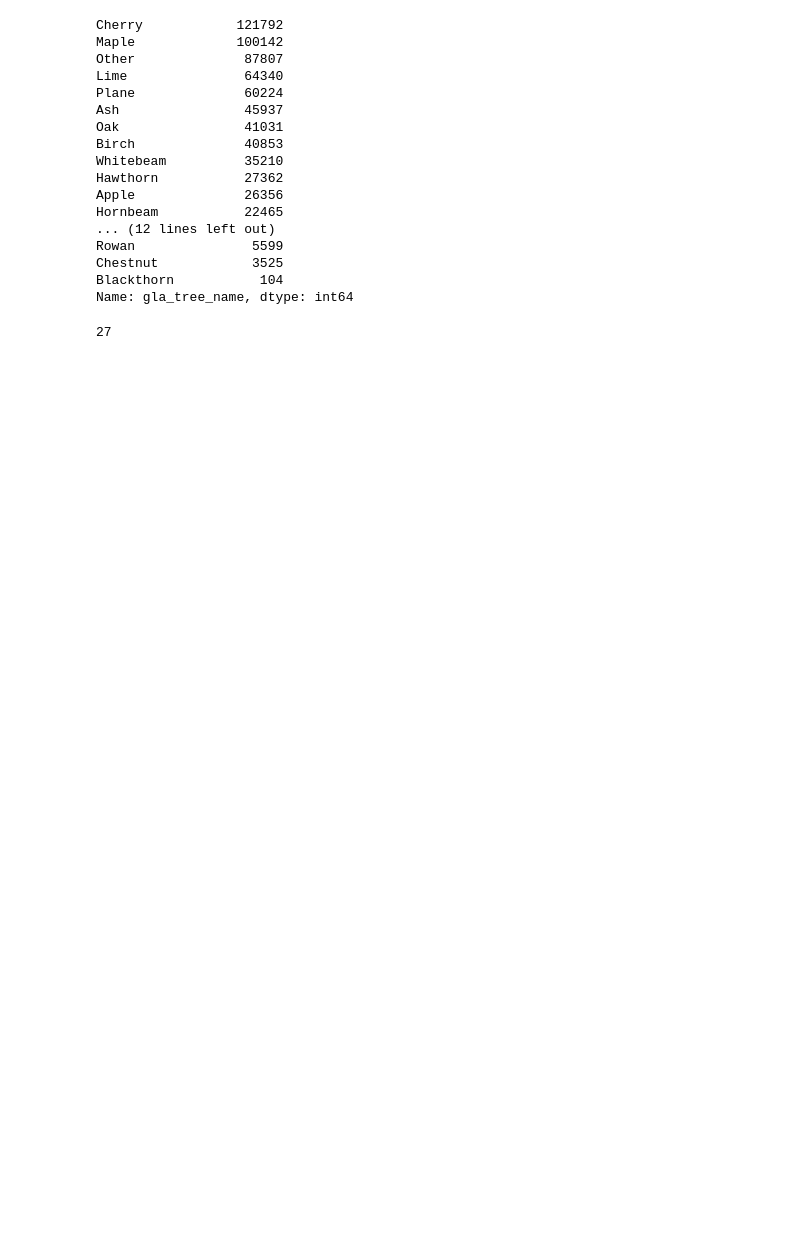
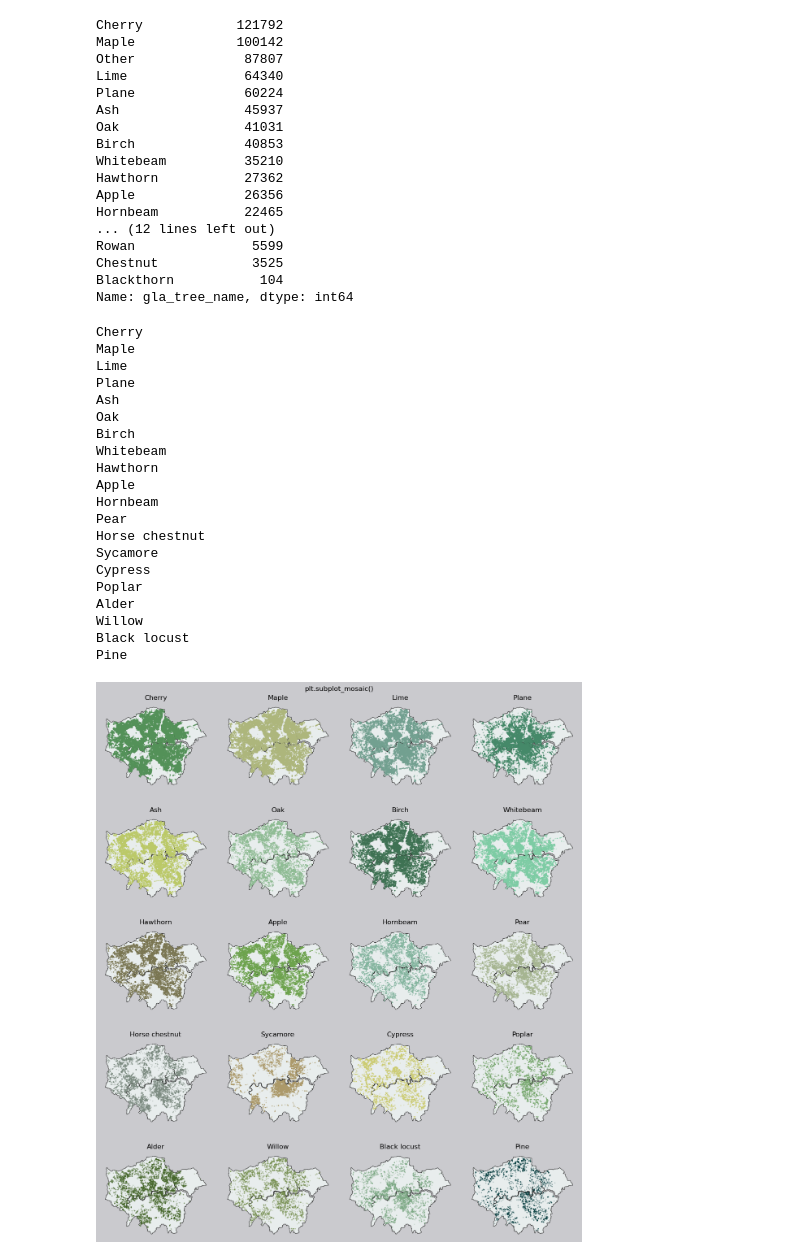
Before and after one commit to Lisa-Ho/30-day-map-challenge, a Jupyter notebook: 2022/Day4/Trees-in-London.ipynb, the cells around one changed output. Saved outputs shown, nothing was run; the diff lists cells and outputs as text; code cells hidden in the pictures; blank space fills up the shorter version.

```diff
--- a/2022/Day4/Trees-in-London.ipynb
+++ b/2022/Day4/Trees-in-London.ipynb
@@ -45,8 +45,59 @@ Rowan               5599
 Chestnut            3525
 Blackthorn           104
 Name: gla_tree_name, dtype: int64
-# %%
-geo_df["gla_tree_name"].nunique()
-# %% [output]
-27
+# %%
+cols = {"bg": "#CACACE", "Cherry": "#539158", "Maple": "#ADB67C", "Lime": "#72A090", 'Plane' : "#458969",
+       'Ash': "#BBC967", 'Oak': "#8FBC94", 'Birch': "#3E7253", 'Whitebeam': "#7DCCA4",
+       'Hawthorn': "#7A7652", 'Apple': "#6DA34D", 'Hornbeam': "#84B59F", 'Pear': "#A6B591",
+       'Horse chestnut': "#7D8C82", 'Sycamore': "#AC9969", 'Cypress': "#CCCC71", 'Poplar': "#7CAB73",
+       'Alder': "#47682C", 'Willow': "#799254", 'Black locust': "#7EAA86", 'Pine': "#104547"}
+
+fig, axs = plt.subplot_mosaic([['Cherry', 'Maple','Lime', 'Plane' ],
+                               ['Ash', 'Oak', 'Birch', 'Whitebeam'],
+                               ['Hawthorn', 'Apple', 'Hornbeam', 'Pear'],
+                               ['Horse chestnut', 'Sycamore', 'Cypress', 'Poplar'],
+                               ['Alder', 'Willow', 'Black locust', 'Pine']],
+                              figsize=(12, 14))
+
+plt.subplots_adjust(left=0.01, bottom=0.01, right=0.99, top=0.95, wspace=0.1, hspace=0.3)
+fig.set_facecolor(cols["bg"])
+for ax in axs:
+    print(ax)
+    london.to_crs(epsg=4326).plot(ax=axs[ax], color='#E8EDED', edgecolor='#333333', linewidth=0.75)
+    axs[ax].axis('off')
+    axs[ax].set_title(ax)
+    axs[ax].set_facecolor(cols["bg"])
+
+    data = geo_df[geo_df["gla_tree_name"]==ax]
+    data.plot(color=cols[ax],
+             ax=axs[ax],
+             markersize=0.1,
+            alpha=0.85)
+
+fig.suptitle('plt.subplot_mosaic()')
+plt.savefig("Trees-in-London-01.png")
+
+plt.show()
+# %% [output]
+Cherry
+Maple
+Lime
+Plane
+Ash
+Oak
+Birch
+Whitebeam
+Hawthorn
+Apple
+Hornbeam
+Pear
+Horse chestnut
+Sycamore
+Cypress
+Poplar
+Alder
+Willow
+Black locust
+Pine
+[figure, added]
 # %%
```
Also changed, not shown: parts of 4 cells of this notebook.
